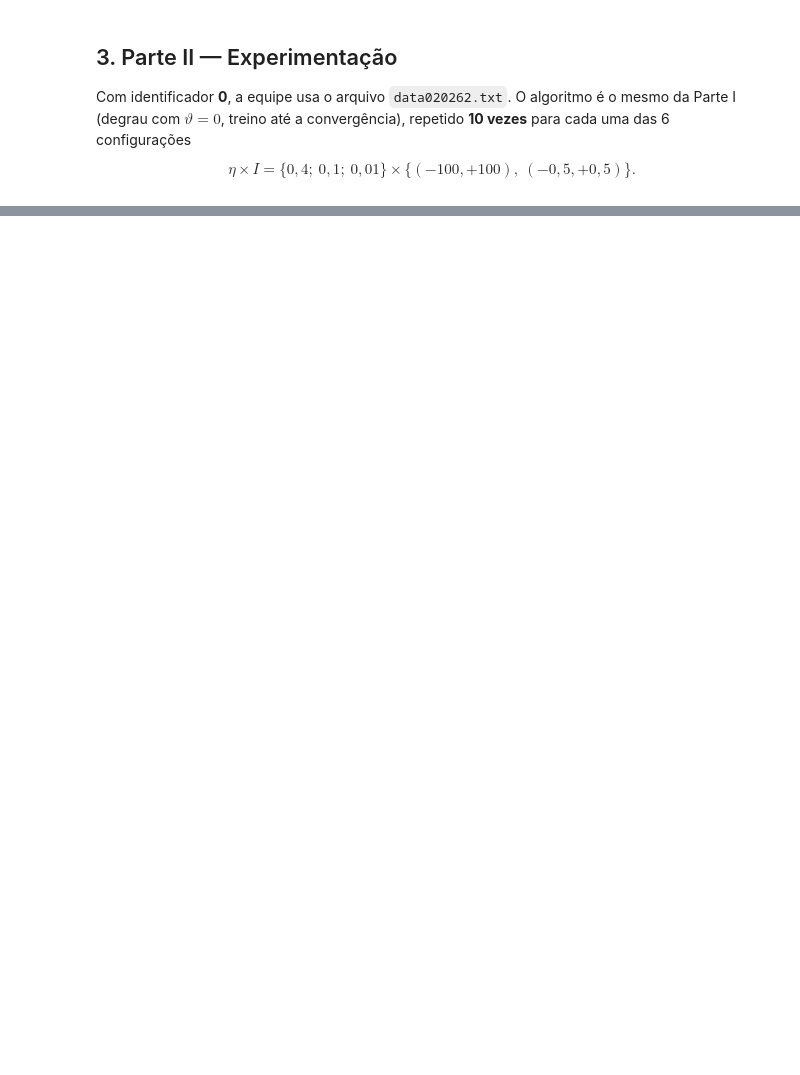
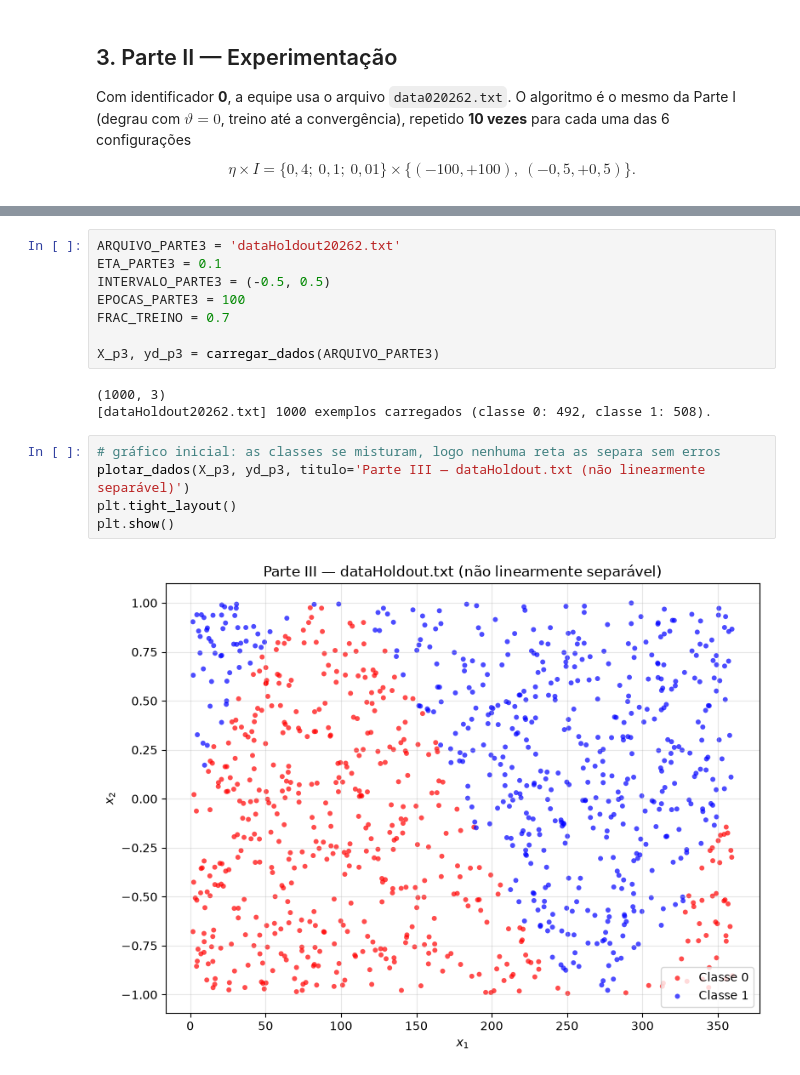
Before and after one commit to jubcohen/aprendizado-neuronio-perceptron-pp2, a Jupyter notebook: pp-2.1-perceptron-2026-2.ipynb, the cells around one changed output, grey strips where cells are left out. Drawn from its saved outputs; the diff is of its cells as text; blank space fills up the shorter version.

```diff
--- a/pp-2.1-perceptron-2026-2.ipynb
+++ b/pp-2.1-perceptron-2026-2.ipynb
@@ -377,0 +571,18 @@ KeyboardInterrupt:
+# %%
+ARQUIVO_PARTE3 = 'dataHoldout20262.txt'
+ETA_PARTE3 = 0.1
+INTERVALO_PARTE3 = (-0.5, 0.5)
+EPOCAS_PARTE3 = 100
+FRAC_TREINO = 0.7
+
+X_p3, yd_p3 = carregar_dados(ARQUIVO_PARTE3)
+# %% [output]
+(1000, 3)
+[dataHoldout20262.txt] 1000 exemplos carregados (classe 0: 492, classe 1: 508).
+# %%
+# gráfico inicial: as classes se misturam, logo nenhuma reta as separa sem erros
+plotar_dados(X_p3, yd_p3, titulo='Parte III — dataHoldout.txt (não linearmente separável)')
+plt.tight_layout()
+plt.show()
+# %% [output]
+[figure, added]
```
Also changed, not shown: parts of 23 cells of this notebook, 1 other file.
